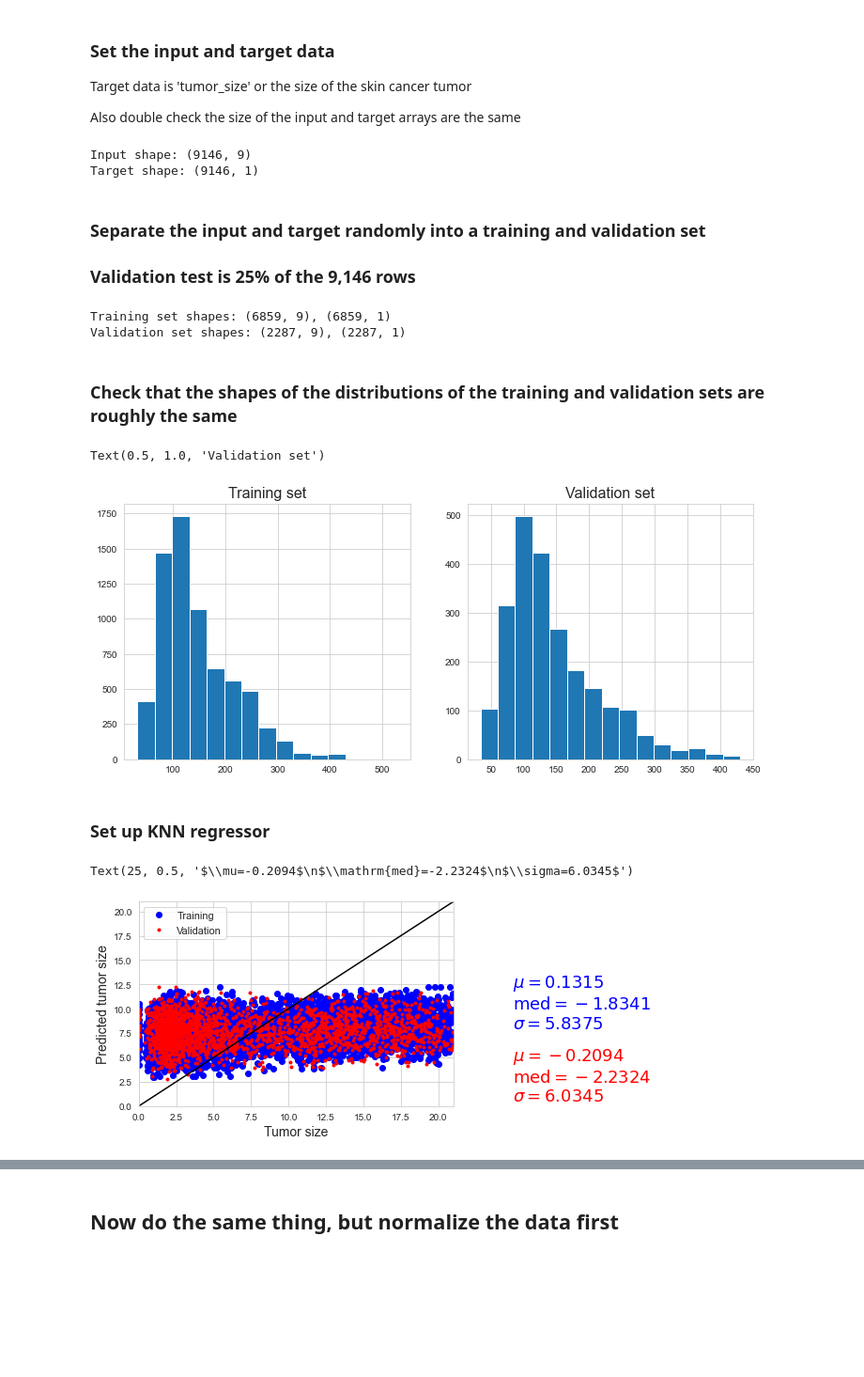
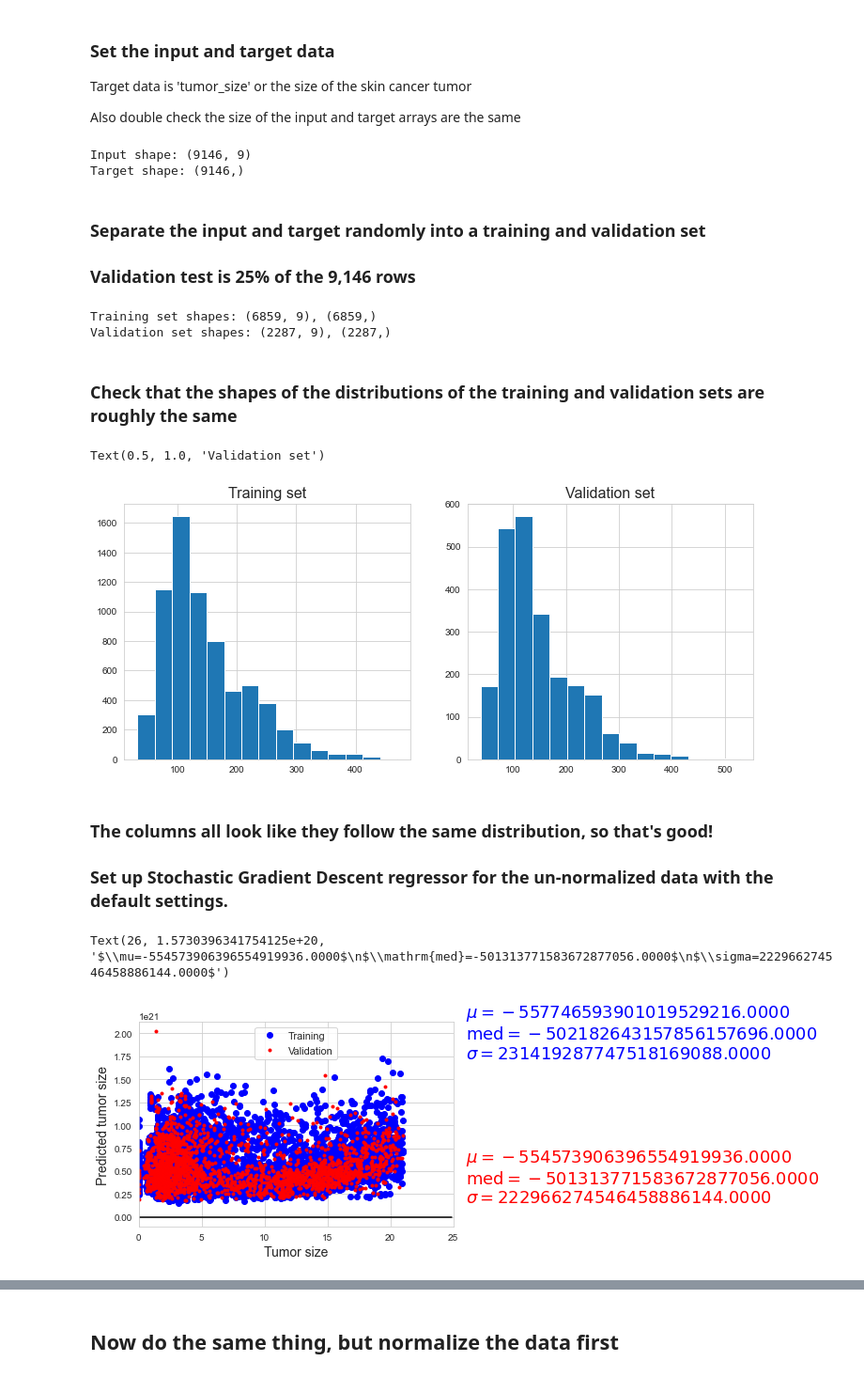
Before and after one commit to drichts/Machine_Learning, a Jupyter notebook: Assign1_drichts/Question_2.ipynb, the cells around one changed output, grey strips where cells are left out. Shown at 94% size. Drawn from its saved outputs; the diff is of its cells as text; code cells hidden in the pictures; blank space fills up the shorter version.

Commit message:
Assignment 2 start

```diff
--- a/Assign1_drichts/Question_2.ipynb
+++ b/Assign1_drichts/Question_2.ipynb
@@ -81,14 +82,14 @@ Also double check the size of the input and target arrays are the same
 # Set the input and target data
 input_skin = skin_data[['mass_npea', 'size_npear', 'malign_ratio', 'damage_size', 'exposed_area', 'std_dev_malign',
                         'err_malign', 'malign_penalty', 'damage_ratio']].values
-target_skin = skin_data[['tumor_size']].values
+target_skin = skin_data['tumor_size'].values
 
 # Print the shapes of the data to make sure the size is the same (number of rows)
 print(f'Input shape: {np.shape(input_skin)}')
 print(f'Target shape: {np.shape(target_skin)}')
 # %% [output]
 Input shape: (9146, 9)
-Target shape: (9146, 1)
+Target shape: (9146,)
 # %% [markdown]
 ### Separate the input and target randomly into a training and validation set
 ### Validation test is 25% of the 9,146 rows
@@ -101,8 +102,8 @@ input_tr, input_va, target_tr, target_va = train_test_split(input_skin, target_s
 print(f'Training set shapes: {np.shape(input_tr)}, {np.shape(target_tr)}')
 print(f'Validation set shapes: {np.shape(input_va)}, {np.shape(target_va)}')
 # %% [output]
-Training set shapes: (6859, 9), (6859, 1)
-Validation set shapes: (2287, 9), (2287, 1)
+Training set shapes: (6859, 9), (6859,)
+Validation set shapes: (2287, 9), (2287,)
 # %% [markdown]
 ### Check that the shapes of the distributions of the training and validation sets are roughly the same
 # %%
@@ -118,47 +119,53 @@ ax[1].hist(input_va[:, col_num], bins=15)
 ax[1].set_title('Validation set', fontsize=16)
 # %% [output]
 Text(0.5, 1.0, 'Validation set')
-[figure, old version]
+[figure, new version]
 # %% [markdown]
-### Set up KNN regressor
+### The columns all look like they follow the same distribution, so that's good!
+
+### Set up Stochastic Gradient Descent regressor for the un-normalized data with the default settings.
 # %%
-# The KNN regressor, with k = 20 and p = 2
-reg = KNeighborsRegressor(n_neighbors=20, p=2)
+# The SGD regressor, with default settings according to sklearn.linear_model.SGDRegressor
+reg = SGDRegressor(loss='squared_loss', penalty='L2', alpha=0.0001, l1_ratio=0.15,
+                   fit_intercept=True, max_iter=1000, tol=0.001, shuffle=True,
+                   verbose=0, epsilon=0.1, random_state=None, learning_rate='invscaling',
+                   eta0=0.01, power_t=0.25, early_stopping=False, validation_fraction=0.1,
+                   n_iter_no_change=5, warm_start=False, average=False)
 
 # Fit the model with un-normalized training set
 reg.fit(input_tr, target_tr)
 
 # Use the regressor to prediction the results for training and validation sets
 target_tr_pred = reg.predict(input_tr)
 target_va_pred = reg.predict(input_va)
 
 # Set up the figure to plot the results for both the training and validations set
 fig = plt.figure(figsize=(6, 4))
 plt.plot(target_tr, target_tr_pred, 'ob') # Training actual vs. predicted in blue
 plt.plot(target_va, target_va_pred, '.r')  # Validation actual vs. predicted in red
 
 # Plot a line of slope 1 and intercept 0 to see how well the data agrees with the prediction
 plt.plot(np.arange(0, 25, .1),  np.arange(0, 25, .1), '-k')
 plt.xlabel('Tumor size', fontsize=14)
 plt.ylabel('Predicted tumor size', fontsize=14)
 plt.legend(['Training', 'Validation'], fontsize=11)
-plt.xlim([0,21])
-plt.ylim([0,21])
+plt.xlim([0,25])
+# plt.ylim([1E0,8E20])
 
 # Calculate the statistical information for the predicted sets
 mu_tr = np.mean(target_tr - target_tr_pred)
 median_tr = np.median(target_tr - target_tr_pred)
 sigma_tr = np.std(target_tr - target_tr_pred)
 
 mu_va = np.mean(target_va - target_va_pred)
 median_va = np.median(target_va - target_va_pred)
 sigma_va = np.std(target_va - target_va_pred)
 
 # Add the statistical information regarding training and validation predictions to the side of the plot
 text_tr = '$\mu=%.4f$\n$\mathrm{med}=%.4f$\n$\sigma=%.4f$'%(mu_tr, median_tr, sigma_tr)
 text_va = '$\mu=%.4f$\n$\mathrm{med}=%.4f$\n$\sigma=%.4f$'%(mu_va, median_va, sigma_va)
-plt.text(25, 8, text_tr, color='b', fontsize=18)
-plt.text(25, 0.5, text_va, color='r', fontsize=18)
+plt.text(26, np.max(target_tr_pred), text_tr, color='b', fontsize=18)
+plt.text(26, np.min(target_tr_pred), text_va, color='r', fontsize=18)
 # %% [output]
-Text(25, 0.5, '$\\mu=-0.2094$\n$\\mathrm{med}=-2.2324$\n$\\sigma=6.0345$')
+Text(26, 1.5730396341754125e+20, '$\\mu=-554573906396554919936.0000$\n$\\mathrm{med}=-501313771583672877056.0000$\n$\\sigma=222966274546458886144.0000$')
-[figure, old version]
+[figure, new version]
```
Also changed, not shown: parts of 35 cells of this notebook, 1 other file.
